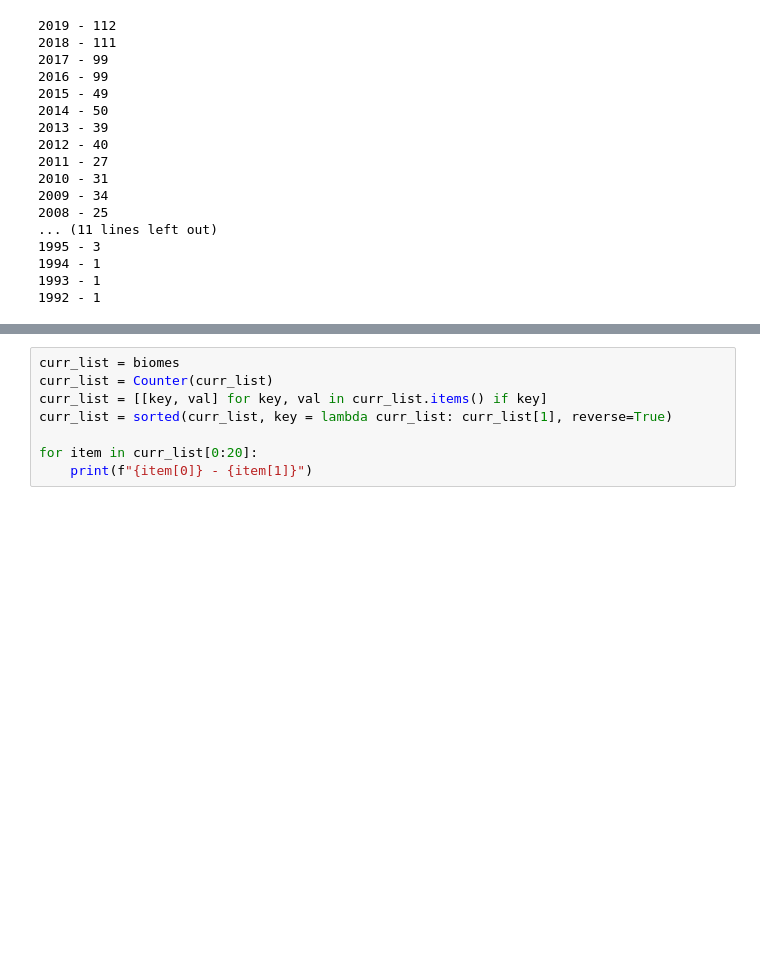
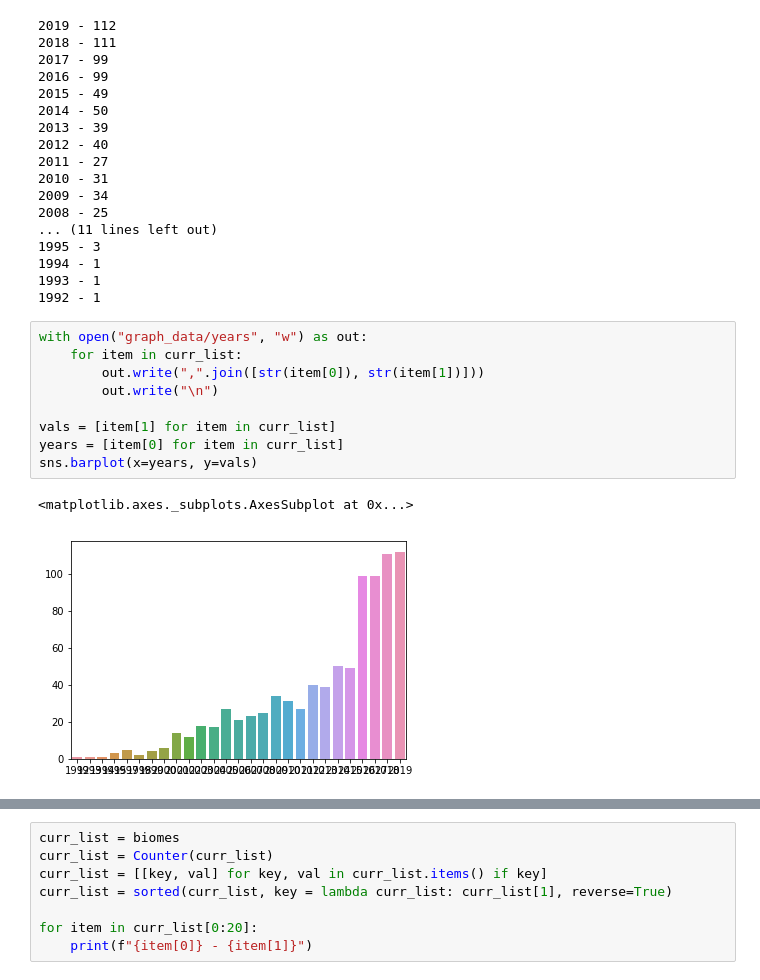
Before and after one commit to lucaspedroni/edna-lit-review, a Jupyter notebook: exploring_counts.ipynb, the cells around one changed output, grey strips where cells are left out. Saved outputs shown, nothing was run; the diff lists cells and outputs as text; blank space fills up the shorter version.

```diff
--- a/exploring_counts.ipynb
+++ b/exploring_counts.ipynb
@@ -84,3 +85,15 @@ for item in curr_list[0:30]:
 1994 - 1
 1993 - 1
 1992 - 1
+# %%
+with open("graph_data/years", "w") as out:
+    for item in curr_list:
+        out.write(",".join([str(item[0]), str(item[1])]))
+        out.write("\n")
+
+vals = [item[1] for item in curr_list]
+years = [item[0] for item in curr_list]
+sns.barplot(x=years, y=vals)
+# %% [output]
+<matplotlib.axes._subplots.AxesSubplot at 0x...>
+[figure, added]
```
Also changed, not shown: parts of 7 cells of this notebook, 2 other files.
